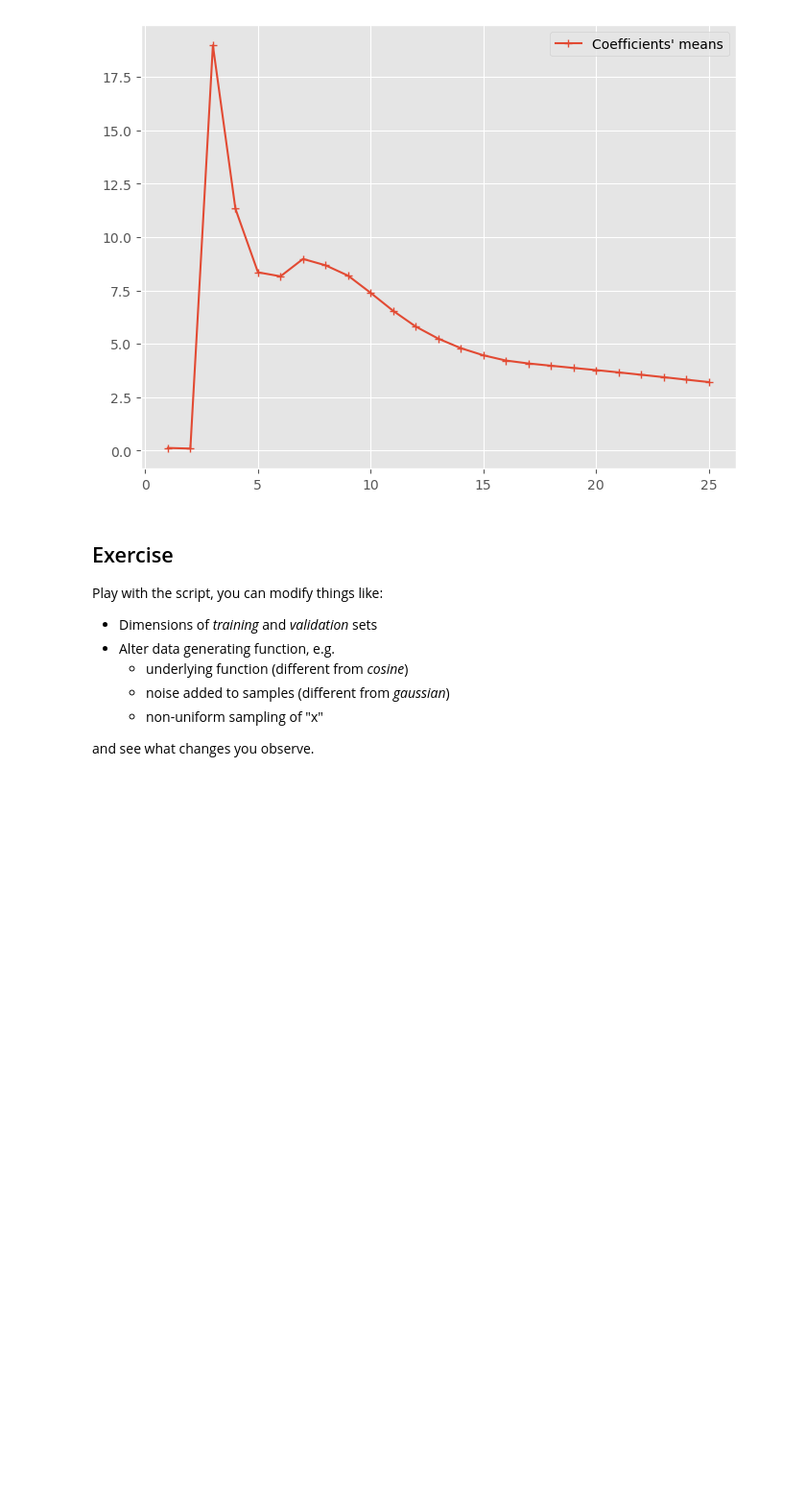
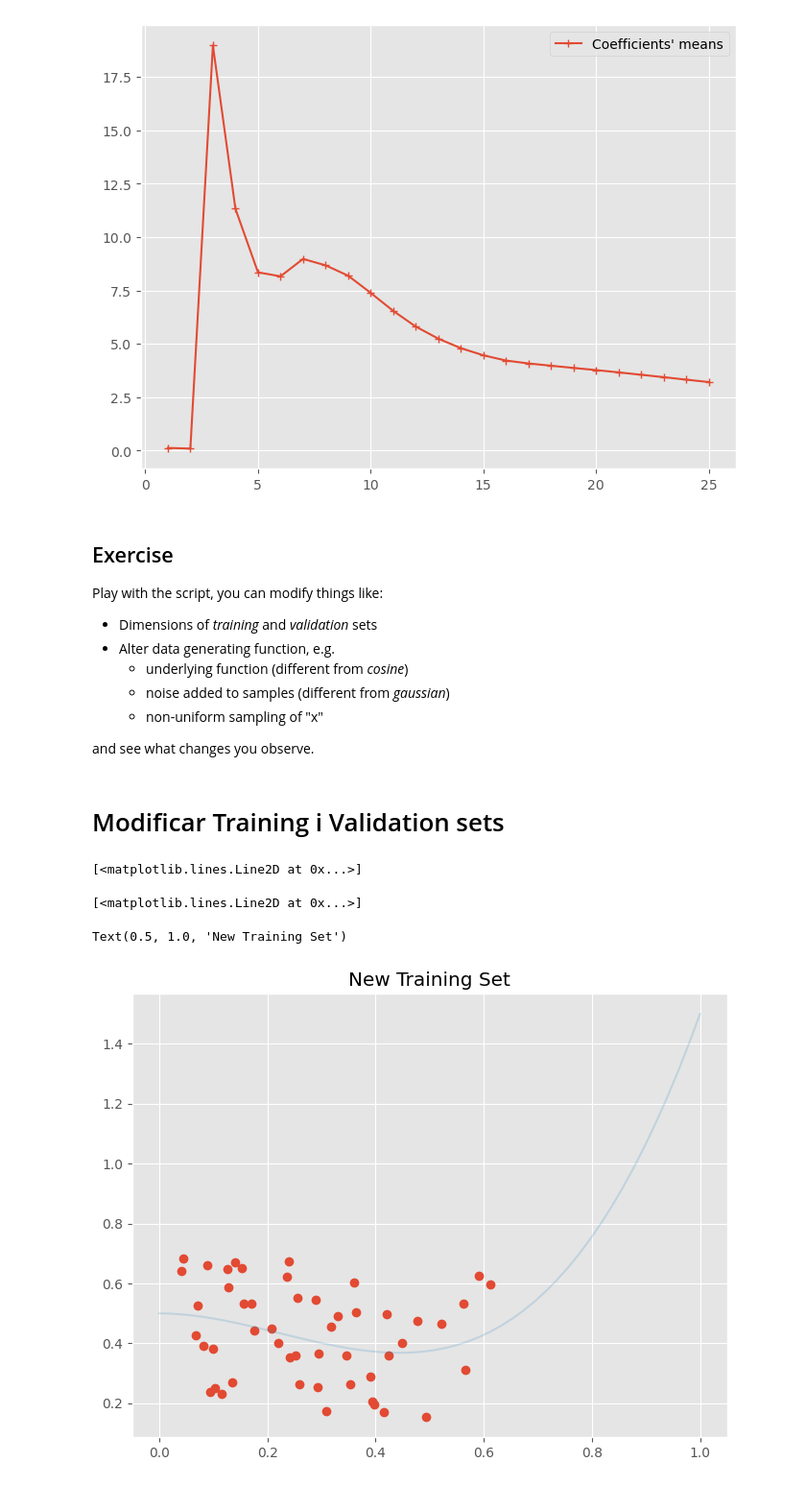
Before and after one commit to adriablancafort/aprenentatge-automatic-1, a Jupyter notebook: 02-polynomial-regression/02-polyreg.ipynb, the cells around one changed output. Shown at 96% size. Drawn from its saved outputs; the diff is of its cells as text; code cells hidden in the pictures; blank space fills up the shorter version.

```diff
--- a/02-polynomial-regression/02-polyreg.ipynb
+++ b/02-polynomial-regression/02-polyreg.ipynb
@@ -268,3 +268,21 @@ Play with the script, you can modify things like:
     * non-uniform sampling of "x"
 
 and see what changes you observe.
+# %% [markdown]
+# Modificar Training i Validation sets
+# %%
+N_train_new = 50
+sigma_train_new = 0.25
+x_train_new, t_train_new = fgen(N_train_new, sigma_train_new)
+train_sample_new = pd.DataFrame({'input': x_train_new, 'target': t_train_new})
+# %%
+fig, ax = plt.subplots(figsize=(8, 6))
+ax.plot(train_sample_new.input, train_sample_new.target, 'o')
+ax.plot(np.linspace(0, 1, num=50), feval(np.linspace(0, 1, num=50)), alpha=0.2)
+plt.title('New Training Set')
+plt.show()
+# %% [output]
+[<matplotlib.lines.Line2D at 0x...>]
+[<matplotlib.lines.Line2D at 0x...>]
+Text(0.5, 1.0, 'New Training Set')
+[figure, added]
```
Also changed, not shown: parts of 8 cells of this notebook, 1 other file.
